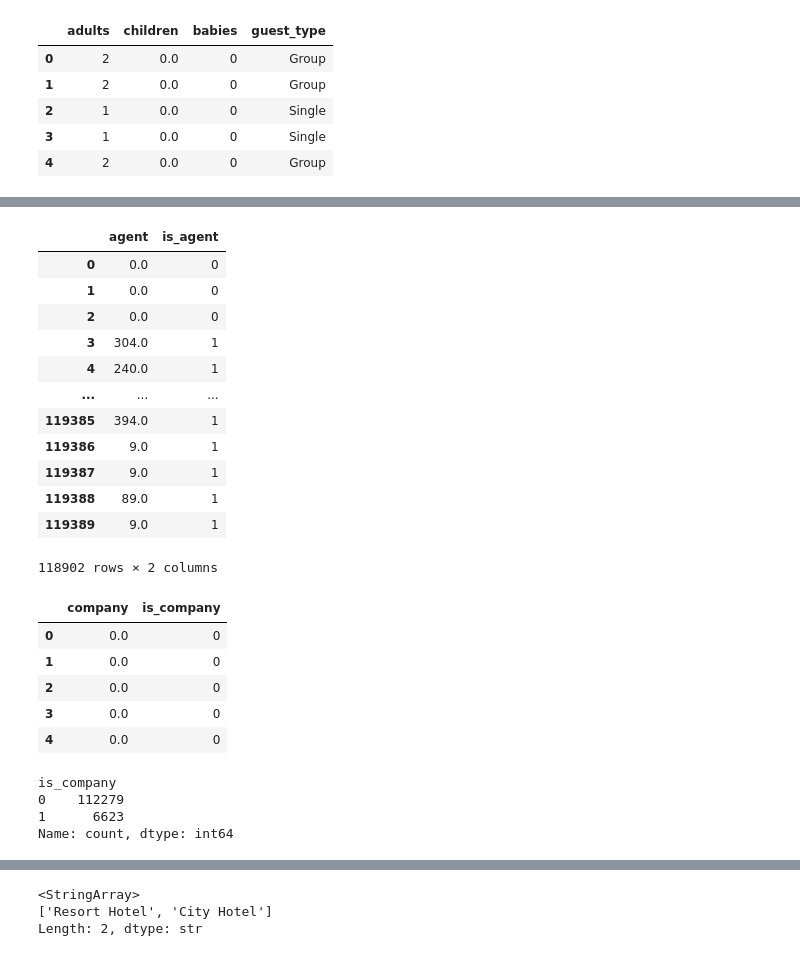
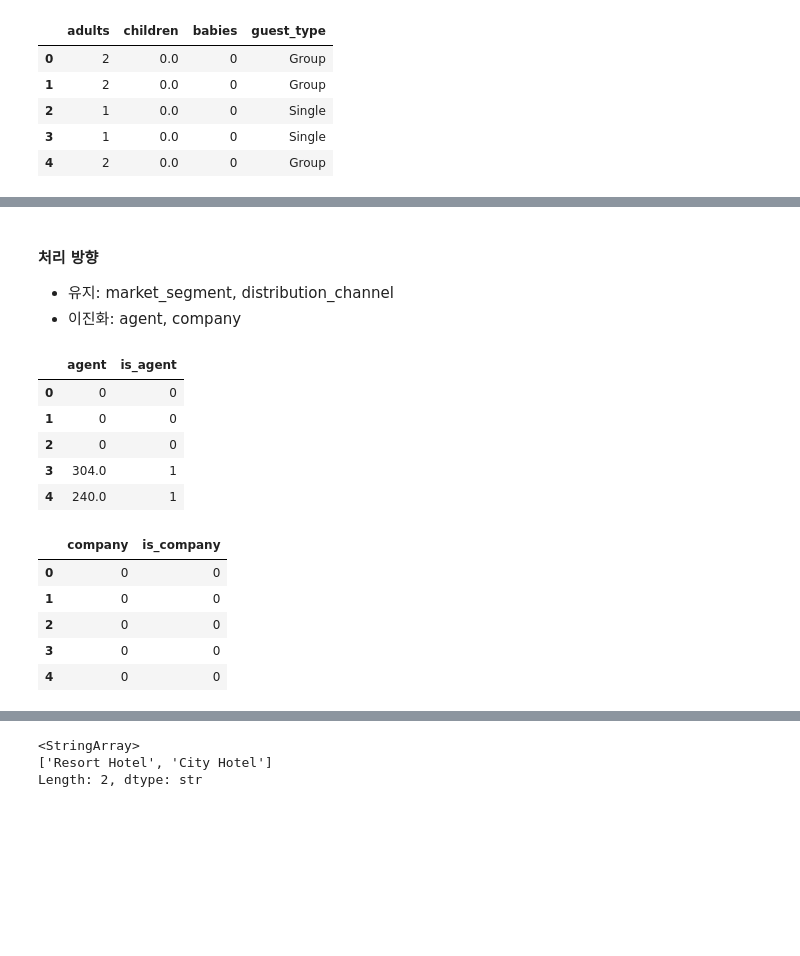
Before and after one commit to SKNETWORKS-FAMILY-AICAMP/SKN30-2nd-3Team, a Jupyter notebook: preprocessing/preprocessing_hotel.ipynb, the cells around one changed output, grey strips where cells are left out. Cells and saved outputs as stored; diff of their text form; code cells hidden in the pictures; blank space fills up the shorter version.

```diff
--- a/preprocessing/preprocessing_hotel.ipynb
+++ b/preprocessing/preprocessing_hotel.ipynb
@@ -60,3 +60,9 @@ total_of_special_requests              0
 reservation_status                     0
 reservation_status_date                0
 dtype: int64
+# %%
+# 'agent', 'company'는 숫자형 데이터 이지만 실제로는 코드값이므로 문자형으로 변환
+cols = ['agent', 'company']
+
+df[cols] = df[cols].astype(str)
+df[cols].info()
@@ -69,10 +104,10 @@ dtype: int64
 # %%
 # 결측치 처리
-missing_cols_drop = ['country']
-missing_cols_fill = ['children', 'agent', 'company']
+cols_drop = ['country']
+cols_fill = ['children', 'agent', 'company']
 
-df.dropna(subset=missing_cols_drop[0], axis=0, inplace=True)
-df[missing_cols_fill] = df[missing_cols_fill].fillna(0)
+df.dropna(subset=cols_drop[0], axis=0, inplace=True)
+df[cols_fill] = df[cols_fill].fillna(0)
 
-df.isna().sum()
+df[cols_drop + cols_fill].isna().sum()
 # %% [output]
@@ -165,19 +267,14 @@ def classify_guest_type(row):
     babies = row['babies']
     total_kids = children + babies
 
-    # 인원이 모두 0인 경우
-    if adults == 0 and total_kids == 0:
+    if adults + total_kids == 0:
         return 'Undefined'
-
-    # 아동/유아가 있는 경우 (가족)
-    if total_kids > 0:
+    elif adults + total_kids == 1:
+        return 'Single'
+    elif adults > 0 and total_kids > 0:
         return 'Family'
-
-    # 성인으로만 구성된 경우
-    if adults == 1:
-        return 'Single'            # 1인 투숙객
-
-    return 'Group'                 # 2인 이상 성인
+    else:
+        return 'Group'
 # %%
 df['guest_type'] = df[cols].apply(classify_guest_type, axis=1)
 df[cols + ['guest_type']].head()
@@ -261,0 +348,5 @@ Name: count, dtype: int64
+# %%
+cols = ['market_segment', 'distribution_channel', 'agent', 'company']
+
+df[cols] = df[cols].astype(str)
+df[cols].describe()
@@ -262,37 +379,27 @@ Name: count, dtype: int64
+# %% [markdown]
+#### 처리 방향
+- 유지: market_segment, distribution_channel
+- 이진화: agent, company
 # %%
-df['is_agent'] = np.where(df['agent'] != 0, 1, 0)
-df[['agent', 'is_agent']]
+df['is_agent'] = np.where(df['agent'] != '0', 1, 0)
+df[['agent', 'is_agent']].head()
 # %% [output]
 |  | agent | is_agent |
-| 0 | 0.0 | 0 |
-| 1 | 0.0 | 0 |
-| 2 | 0.0 | 0 |
+| 0 | 0 | 0 |
+| 1 | 0 | 0 |
+| 2 | 0 | 0 |
 | 3 | 304.0 | 1 |
 | 4 | 240.0 | 1 |
-| ... | ... | ... |
-| 119385 | 394.0 | 1 |
-| 119386 | 9.0 | 1 |
-| 119387 | 9.0 | 1 |
-| 119388 | 89.0 | 1 |
-| 119389 | 9.0 | 1 |
-118902 rows × 2 columns
 # %%
-df['is_company'] = np.where(df['company'] != 0, 1, 0)
+df['is_company'] = np.where(df['company'] != '0', 1, 0)
 df[['company', 'is_company']].head()
 # %% [output]
 |  | company | is_company |
-| 0 | 0.0 | 0 |
-| 1 | 0.0 | 0 |
-| 2 | 0.0 | 0 |
-| 3 | 0.0 | 0 |
-| 4 | 0.0 | 0 |
+| 0 | 0 | 0 |
+| 1 | 0 | 0 |
+| 2 | 0 | 0 |
+| 3 | 0 | 0 |
+| 4 | 0 | 0 |
-# %%
-df['is_company'].value_counts()
-# %% [output]
-is_company
-0    112279
-1      6623
-Name: count, dtype: int64
 # %%
 drop_target(['agent', 'company'])
 # %% [markdown]
```
Also changed, not shown: parts of 40 cells of this notebook, 2 other files.
